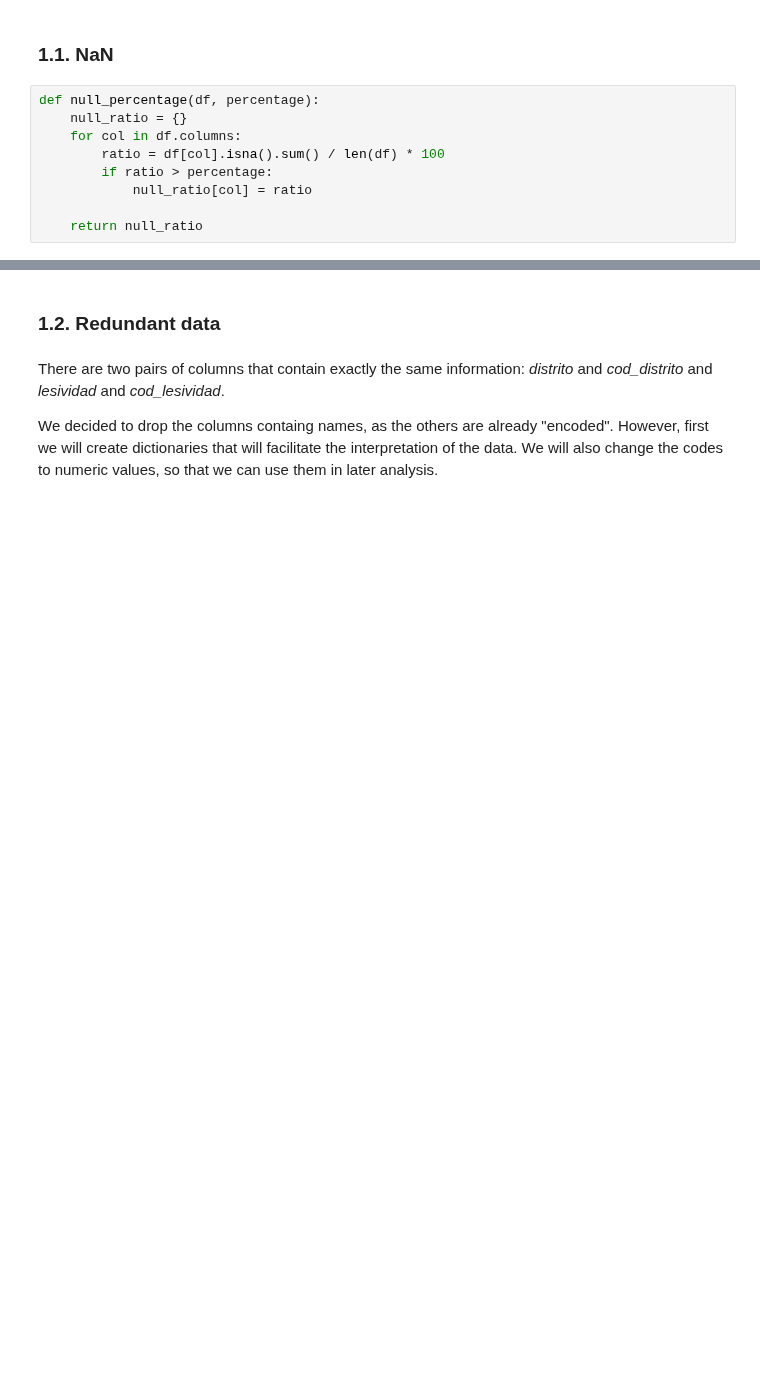
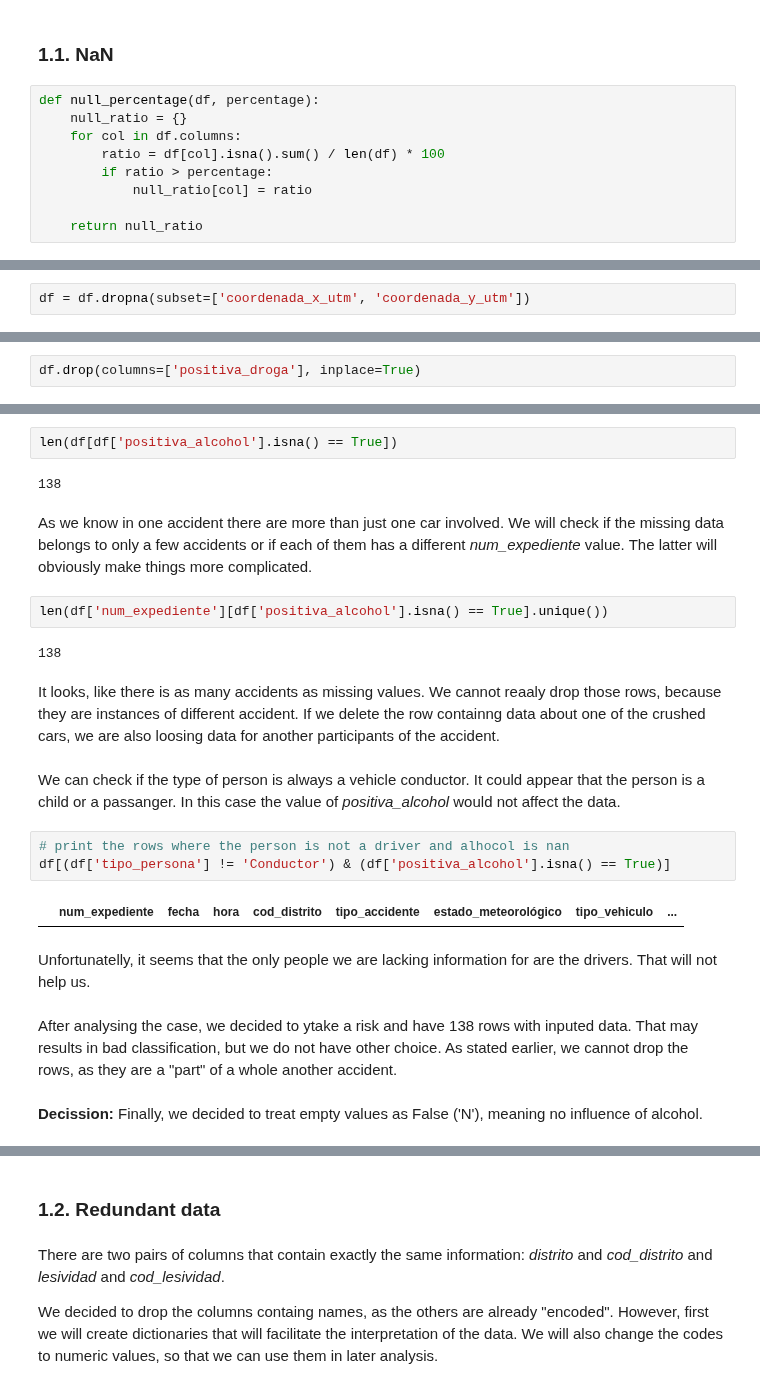
Before and after one commit to kliniik/Practica_AAI_2, a Jupyter notebook: 1_jerarquico.ipynb, the cells around one changed output, grey strips where cells are left out. Cells and saved outputs as stored; diff of their text form; blank space fills up the shorter version.

```diff
--- a/1_jerarquico.ipynb
+++ b/1_jerarquico.ipynb
@@ -59,0 +93,2 @@ According to Adrian:
+# %%
+df = df.dropna(subset=['coordenada_x_utm', 'coordenada_y_utm'])
@@ -59,0 +109,2 @@ According to Adrian:
+# %%
+df.drop(columns=['positiva_droga'], inplace=True)
@@ -59,0 +119,26 @@ According to Adrian:
+# %%
+len(df[df['positiva_alcohol'].isna() == True])
+# %% [output]
+138
+# %% [markdown]
+As we know in one accident there are more than just one car involved. We will check if the missing data belongs to only a few accidents or if each of them has a different *num_expediente* value. The latter will obviously make things more complicated.
+# %%
+len(df['num_expediente'][df['positiva_alcohol'].isna() == True].unique())
+# %% [output]
+138
+# %% [markdown]
+It looks, like there is as many accidents as missing values. We cannot reaaly drop those rows, because they are instances of different accident. If we delete the row containng data about one of the crushed cars, we are also loosing data for another participants of the accident.
+# %% [markdown]
+We can check if the type of person is always a vehicle conductor. It could appear that the person is a child or a passanger. In this case the value of *positiva_alcohol* would not affect the data.
+# %%
+# print the rows where the person is not a driver and alhocol is nan
+df[(df['tipo_persona'] != 'Conductor') & (df['positiva_alcohol'].isna() == True)]
+# %% [output]
+|  | num_expediente | fecha | hora | cod_distrito | tipo_accidente | estado_meteorológico | tipo_vehiculo | ... |
+# %% [markdown]
+Unfortunatelly, it seems that the only people we are lacking information for are the drivers. That will not help us.
+# %% [markdown]
+After analysing the case, we decided to ytake a risk and have 138 rows with inputed data. That may results in bad classification, but we do not have other choice. As stated earlier, we cannot drop the rows, as they are a "part" of a whole another accident.
+# %% [markdown]
+
+**Decission:** Finally, we decided to treat empty values as False ('N'), meaning no influence of alcohol.
```
Also changed, not shown: parts of 37 cells of this notebook.
